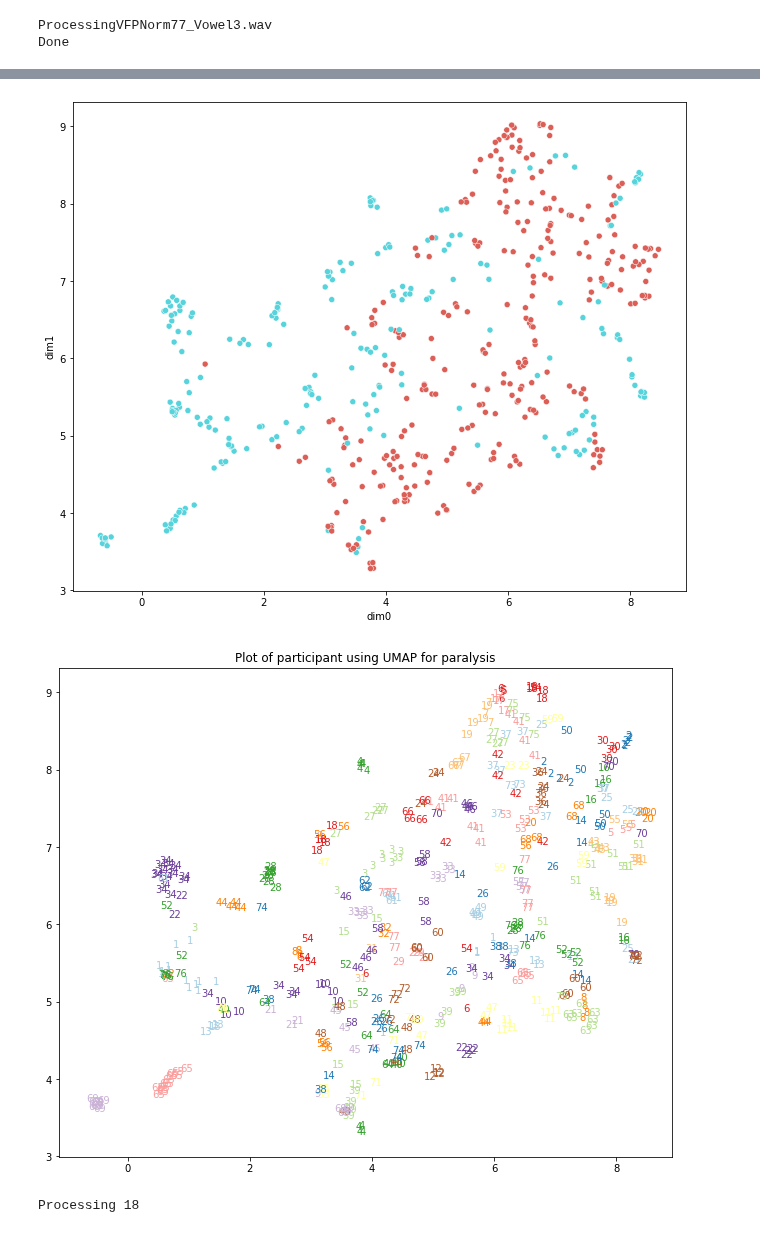
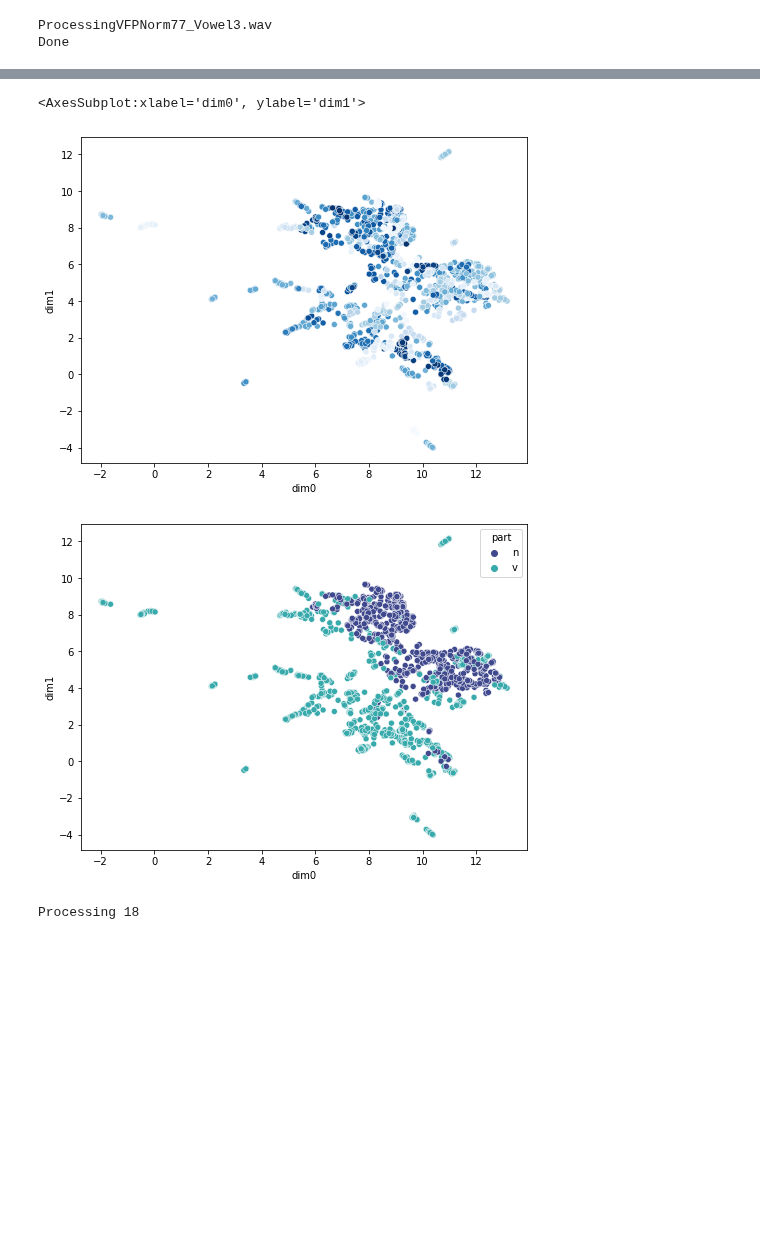
Before and after one commit to Rahul-Brito/infantvoice, a Jupyter notebook: pyannoteTest.ipynb, the cells around one changed output, grey strips where cells are left out. Drawn from its saved outputs; the diff is of its cells as text; code cells hidden in the pictures; blank space fills up the shorter version.

Commit message:
plotting by gender, age, n vs. v, and overall. can slice and dice too

```diff
--- a/pyannoteTest.ipynb
+++ b/pyannoteTest.ipynb
@@ -490,0 +470,7 @@ plt.scatter(X2d.dim0, X2d.dim1, c=X2d.sex_col, alpha = 0.6, s=10)
+# %%
+all_data['paralysis']['cond']=all_data['paralysis'].part.str.slice(2)
+data = all_data['paralysis']
+
+#out = get_cluster_data(data[data.cond=='n'], 'paralysis', 3, "euclidean", plot=False)
+#out = get_cluster_data(data[data.sno!='S'], 'paralysis', 3, "euclidean", plot=True)
+out = get_cluster_data(data, 'paralysis', 3, "euclidean", plot=False)
@@ -491,23 +506,33 @@ plt.scatter(X2d.dim0, X2d.dim1, c=X2d.sex_col, alpha = 0.6, s=10)
+# %%
+acol = sns.color_palette("Blues", len(demo.Age.unique()))
+ages = np.sort(demo.Age.unique())
+amap ={}
+[amap.update({ages[z]: acol[z]}) for z in range(len(ages))]
+
+a=demo.set_index(demo.ID.str.slice(-2))['Age']
+b = a.to_dict()
+X2d['age']=X2d.part.str.slice(0,2).map(b)
+X2d['age_col']=X2d.age.map(amap)
+
+fig1, ax = plt.subplots(1, figsize=(8,6))
+sns.scatterplot(x=X2d.dim0, y=X2d.dim1, c=X2d.age_col)
+plt.title('Paralysis corpus UMAP colored by participant age')
+# %% [output]
+<AxesSubplot:xlabel='dim0', ylabel='dim1'>
+[figure, added]
 # %%
-colors=sns.color_palette("hls", 2)
+colors=sns.color_palette("mako", 2)
 cmap = {'n': colors[0], 'v': colors[1]}
 
 df = out['paralysis']['x2d'].drop('c_part', axis=1)
 df['cpart'] = [cmap[z] for z in df['part'].str.slice(2)]
 
-fig, ax = plt.subplots(1, figsize=(11,9))
-sns.scatterplot(x=df.dim0, y=df.dim1, c=df.cpart)
+fig, ax = plt.subplots(1, figsize=(8,6))
+sns.scatterplot(x=df.dim0, y=df.dim1, hue=df.part.str.slice(-1), palette=colors)
+
 plt.show()
 # %% [output]
-[figure, old version]
+[figure, new version]
-# %%
-all_data['paralysis']['cond']=all_data['paralysis'].part.str.slice(2)
-data = all_data['paralysis']
-
-#out = get_cluster_data(data[data.cond=='n'], 'paralysis', 3, "euclidean", plot=False)
-out = get_cluster_data(data[data.sno!='S'], 'paralysis', 3, "euclidean", plot=True)
-# %% [output]
-[figure, removed]
 # %%
 which = 'sentences'
 ind = 1
```
Also changed, not shown: parts of 5 cells of this notebook.
